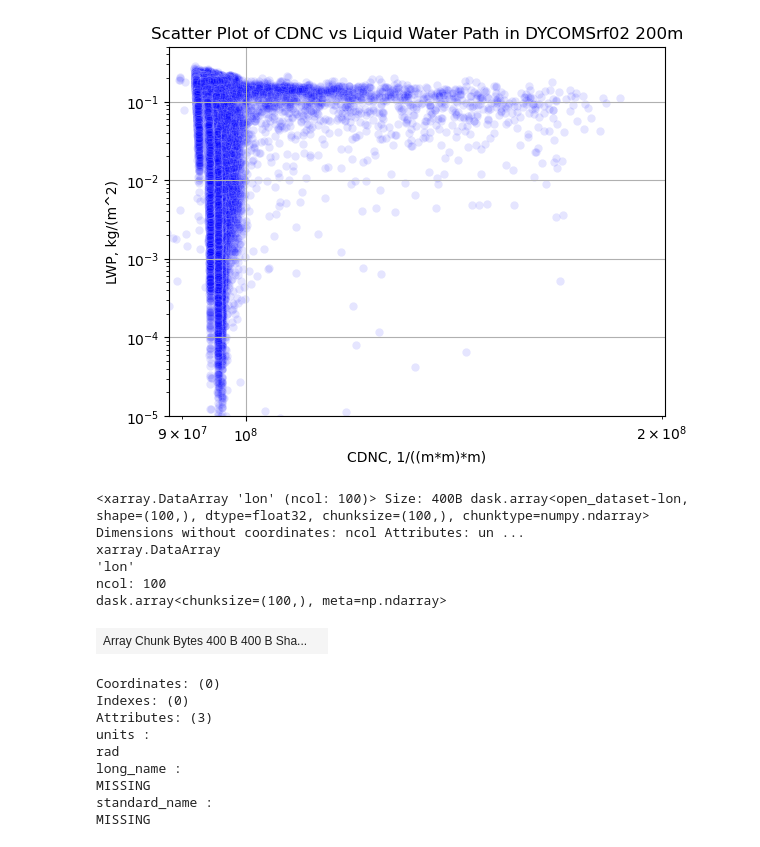
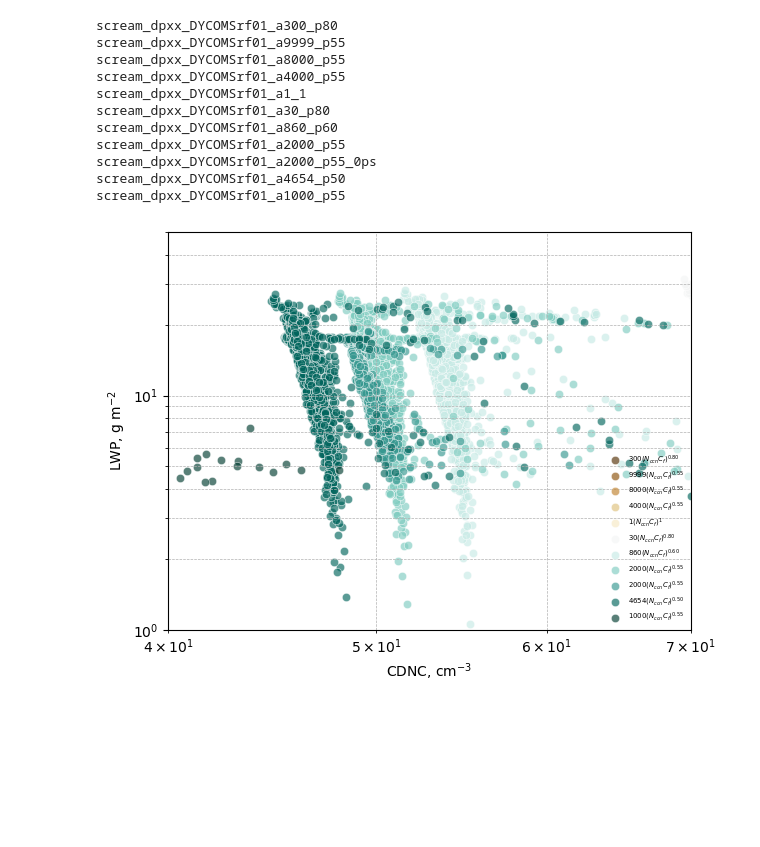
Before and after one commit to mahf708/scmlib, a Jupyter notebook: inverted-v-res-study/analysis/notes.ipynb, the cells around one changed output. Drawn from its saved outputs; the diff is of its cells as text; code cells hidden in the pictures; blank space fills up the shorter version.

```diff
--- a/inverted-v-res-study/analysis/notes.ipynb
+++ b/inverted-v-res-study/analysis/notes.ipynb
@@ -7,6 +21,5 @@ import matplotlib.pyplot as plt
 # %%
 data = {}; dfs = {}
-for exp in ["scream_dpxx_DYCOMSrf01", "scream_dpxx_DYCOMSrf02", "scream_dpxx_DYCOMSrf02_100m", "scream_dpxx_DYCOMSrf02_200m"]:
-    # print(f"/pscratch/sd/m/mahf708/dp_screamxx_inverted_v/{exp}/run/{exp}.scream.h.INSTANT.nmins_x5.1999-07-10-00000.nc")
-    data[exp] = xr.open_mfdataset(f"/pscratch/sd/m/mahf708/dp_screamxx_inverted_v/{exp}/run/{exp}.scream.h.INSTANT.nmins_x5.1999-*.nc")
+for exp in exps:
+    data[exp] = xr.open_mfdataset(f"/pscratch/sd/m/mahf708/dp_screamxx_aero_pert/{exp}/run/{exp}.scream.h.INSTANT.nmins_x5.1999-*.nc")
     dfs[exp] = data[exp][["cdnc_at_cldtop", "cldfrac_liq_at_cldtop", "LiqWaterPath"]].unify_chunks().to_dataframe()
@@ -54,31 +26,40 @@ plt.savefig("cdnc_vs_lwp_dycomsrf02_100m.png", dpi=300, bbox_inches="tight")
-# %%
-sns.scatterplot(data=df4, x="cdnc_at_cldtop", y="LiqWaterPath", alpha=0.1, color="blue")
-# Set xscale and yscale to log
-plt.xscale("log"); plt.xlim(8.8e7, 2.01e8)
-plt.yscale("log"); plt.ylim(1e-5, 5e-1)
-plt.xlabel(f"CDNC, {data['scream_dpxx_DYCOMSrf01'].cdnc_at_cldtop.attrs['units']}")
-plt.ylabel(f"LWP, {data['scream_dpxx_DYCOMSrf01'].LiqWaterPath.attrs['units']}")
-plt.title("Scatter Plot of CDNC vs Liquid Water Path in DYCOMSrf02 200m")
-plt.grid(True)
-plt.savefig("cdnc_vs_lwp_dycomsrf02_200m.png", dpi=300, bbox_inches="tight")
-# plt.clf()
-# %% [output]
-[figure, removed]
-# %%
-data['scream_dpxx_DYCOMSrf02'].lon
-# %% [output]
-<xarray.DataArray 'lon' (ncol: 100)> Size: 400B dask.array<open_dataset-lon, shape=(100,), dtype=float32, chunksize=(100,), chunktype=numpy.ndarray> Dimensions without coordinates: ncol Attributes: un ...
-xarray.DataArray
-'lon'
-ncol: 100
-dask.array<chunksize=(100,), meta=np.ndarray>
-| Array Chunk Bytes 400 B 400 B Sha... |  |
-Coordinates: (0)
-Indexes: (0)
-Attributes: (3)
-units :
-rad
-long_name :
-MISSING
-standard_name :
-MISSING
+# %%
+for df in dfs.values():
+    df["LiqWaterPath"] = 100* df["LiqWaterPath"] / df["cldfrac_liq_at_cldtop"]
+    df["cdnc_at_cldtop"] = df["cdnc_at_cldtop"] / df["cldfrac_liq_at_cldtop"] / 1e6
+# %%
+for exp in exps:
+    print(exp)
+    df = dfs[exp]
+    # change color for each experiment
+    colors = plt.cm.BrBG(np.linspace(0, 1, len(dfs)))
+    color = colors[exps.index(exp)]
+    a, b = exp.split("_")[3:5]
+    a = a.replace("a", "")
+    b = b.replace("p", "0.")
+    sns.scatterplot(data=df, x="cdnc_at_cldtop", y="LiqWaterPath", alpha=0.65, color=color, label=f"${a} (N_{{ccn}} C_{{f}})^{{{b}}}$")
+    # Set xscale and yscale to log
+    plt.xscale("log"); plt.xlim(4e1, 7e1)
+    plt.yscale("log"); plt.ylim(1e0, 5e1)
+    plt.xlabel(f"CDNC, cm$^{{-3}}$")
+    plt.ylabel(f"LWP, g m$^{{-2}}$")
+    # make the grid at every minor tick
+    plt.grid(True, which='both', linestyle='--', linewidth=0.5)
+# plt.legend(bbox_to_anchor=(1.05, 0.80), loc='upper left', fontsize=10)
+# remove the legend
+plt.legend(loc='lower right', fontsize=5, frameon=False)
+plt.tight_layout()
+plt.savefig(f"../../aerosol-pert-mania/lwp-cdnc_zoom2.png", dpi=300, bbox_inches='tight')
+# %% [output]
+scream_dpxx_DYCOMSrf01_a300_p80
+scream_dpxx_DYCOMSrf01_a9999_p55
+scream_dpxx_DYCOMSrf01_a8000_p55
+scream_dpxx_DYCOMSrf01_a4000_p55
+scream_dpxx_DYCOMSrf01_a1_1
+scream_dpxx_DYCOMSrf01_a30_p80
+scream_dpxx_DYCOMSrf01_a860_p60
+scream_dpxx_DYCOMSrf01_a2000_p55
+scream_dpxx_DYCOMSrf01_a2000_p55_0ps
+scream_dpxx_DYCOMSrf01_a4654_p50
+scream_dpxx_DYCOMSrf01_a1000_p55
+[figure, added]
```
Also changed, not shown: parts of 15 cells of this notebook, 7 other files.
